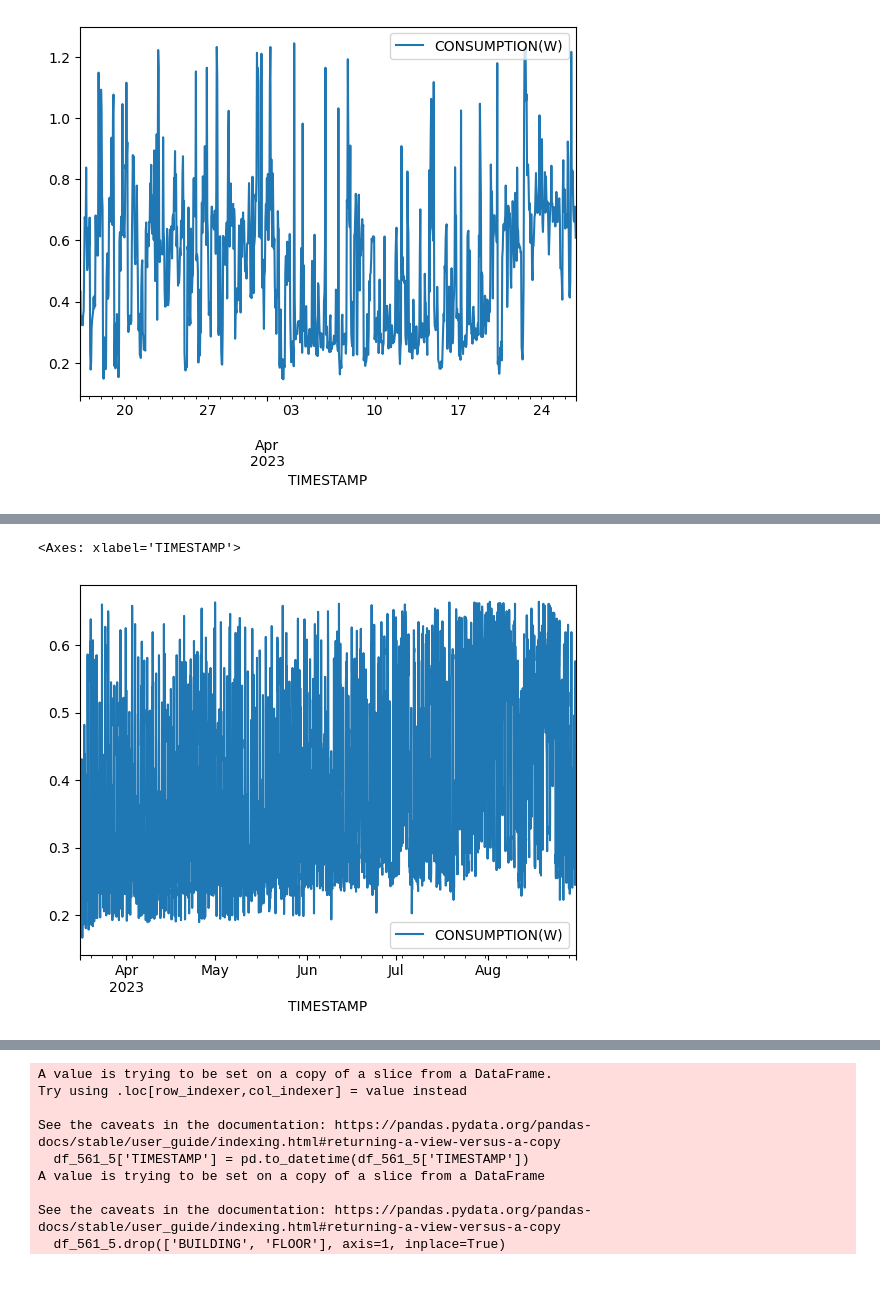
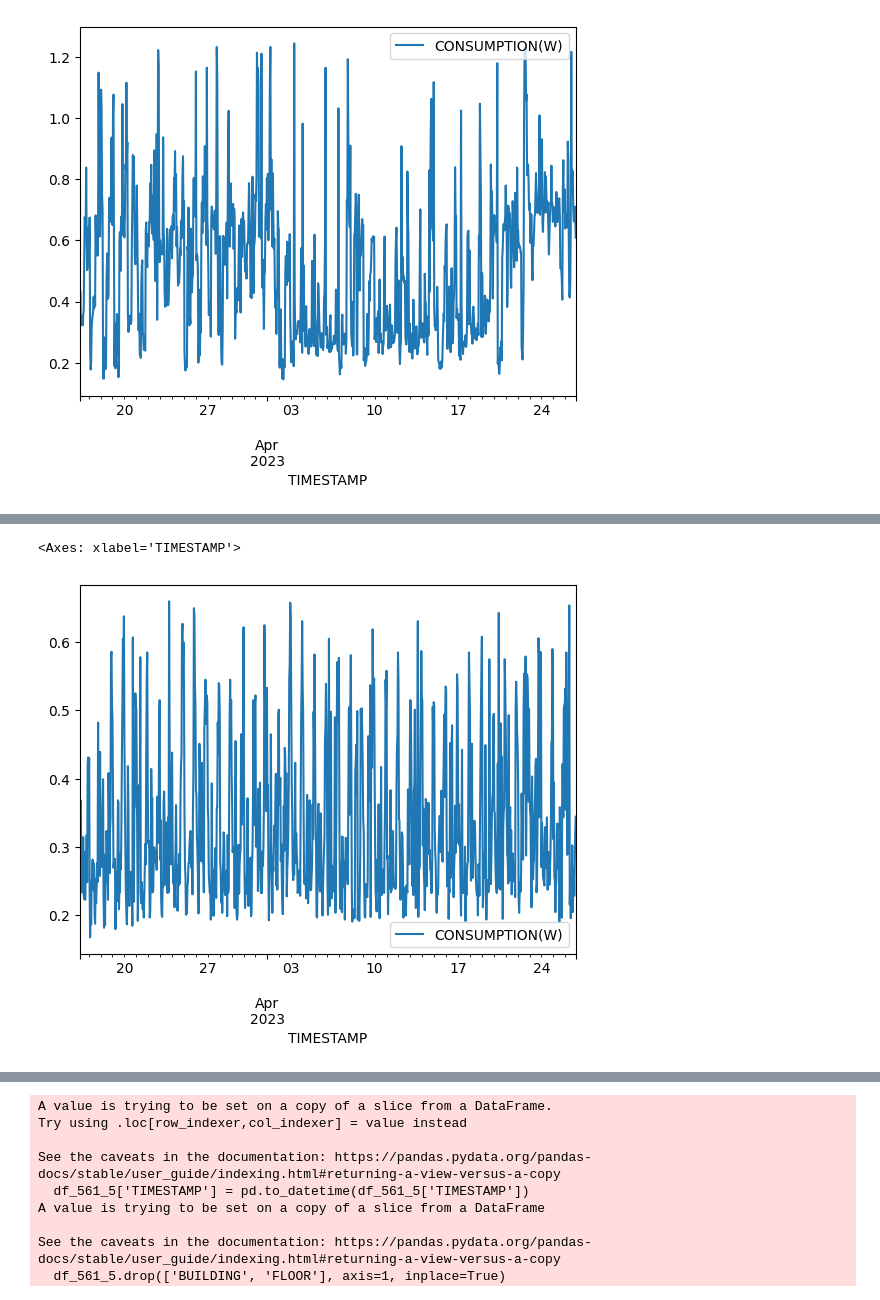
Before and after one commit to youngseonseo/BEMS, a Jupyter notebook: ai/floor_prediction/floor_xgboost.ipynb, the cells around one changed output, grey strips where cells are left out. Cells and saved outputs as stored; diff of their text form; code cells hidden in the pictures.

```diff
--- a/ai/floor_prediction/floor_xgboost.ipynb
+++ b/ai/floor_prediction/floor_xgboost.ipynb
@@ -249,8 +251,8 @@ df_561_4
 # %%
-df_561_4.plot()
+df_561_4.head(1000).plot()
 # %% [output]
 <Axes: xlabel='TIMESTAMP'>
-[figure, old version]
+[figure, new version]
 # %%
 df_1234 = df_561_1 + df_561_2 + df_561_3 + df_561_4
 
```
Also changed, not shown: parts of 24 cells of this notebook, 3 other files.
